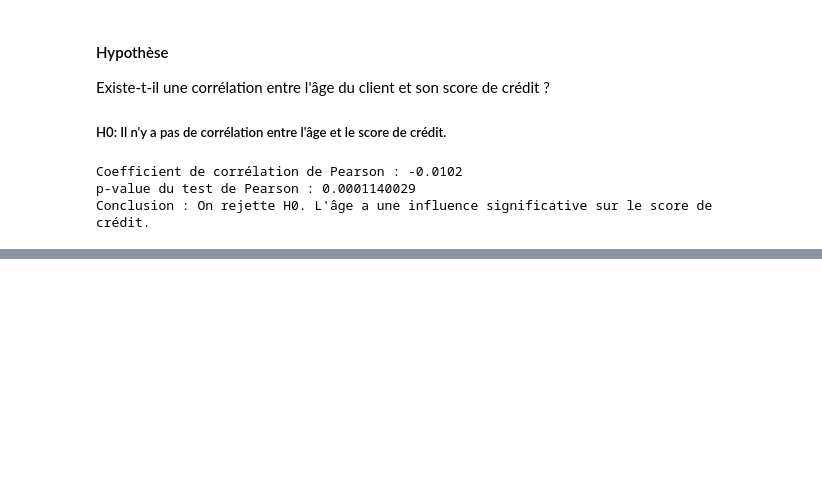
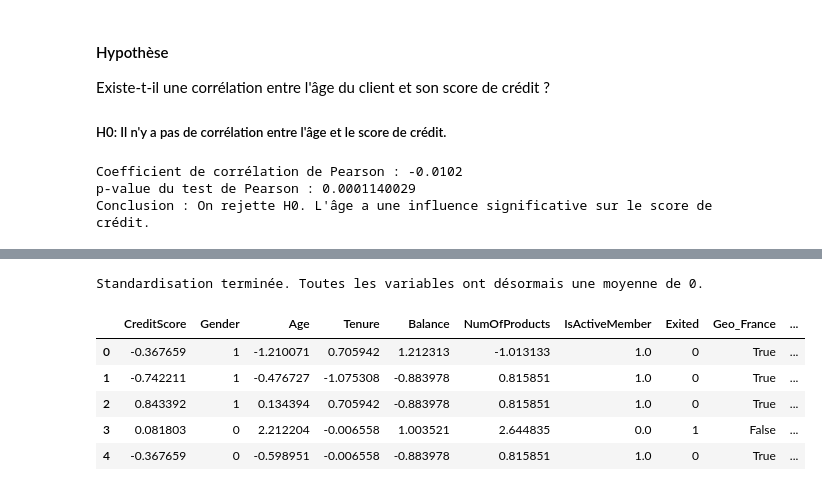
Before and after one commit to kenzakab16/classification-bank-churn, a Jupyter notebook: projets/classification-bank-churn.ipynb, the cells around one changed output, grey strips where cells are left out. Drawn from its saved outputs; the diff is of its cells as text; code cells hidden in the pictures; blank space fills up the shorter version.

```diff
--- a/projets/classification-bank-churn.ipynb
+++ b/projets/classification-bank-churn.ipynb
@@ -329,0 +408,20 @@ Conclusion : On rejette H0. L'âge a une influence significative sur le score de
+# %%
+# On définit les colonnes numériques à scaler
+# On ne scale pas les colonnes binaires (Geography_...) ou la cible (Exited)
+cols_to_scale = ['CreditScore', 'Age', 'Tenure', 'Balance', 'NumOfProducts']
+
+scaler = StandardScaler()
+
+# Application sur le train_df
+train_df[cols_to_scale] = scaler.fit_transform(train_df[cols_to_scale])
+
+print("Standardisation terminée. Toutes les variables ont désormais une moyenne de 0.")
+train_df.head()
+# %% [output]
+Standardisation terminée. Toutes les variables ont désormais une moyenne de 0.
+|  | CreditScore | Gender | Age | Tenure | Balance | NumOfProducts | IsActiveMember | Exited | Geo_France | ... |
+| 0 | -0.367659 | 1 | -1.210071 | 0.705942 | 1.212313 | -1.013133 | 1.0 | 0 | True | ... |
+| 1 | -0.742211 | 1 | -0.476727 | -1.075308 | -0.883978 | 0.815851 | 1.0 | 0 | True | ... |
+| 2 | 0.843392 | 1 | 0.134394 | 0.705942 | -0.883978 | 0.815851 | 1.0 | 0 | True | ... |
+| 3 | 0.081803 | 0 | 2.212204 | -0.006558 | 1.003521 | 2.644835 | 0.0 | 1 | False | ... |
+| 4 | -0.367659 | 0 | -0.598951 | -0.006558 | -0.883978 | 0.815851 | 1.0 | 0 | True | ... |
```
Also changed, not shown: parts of 8 cells of this notebook.
